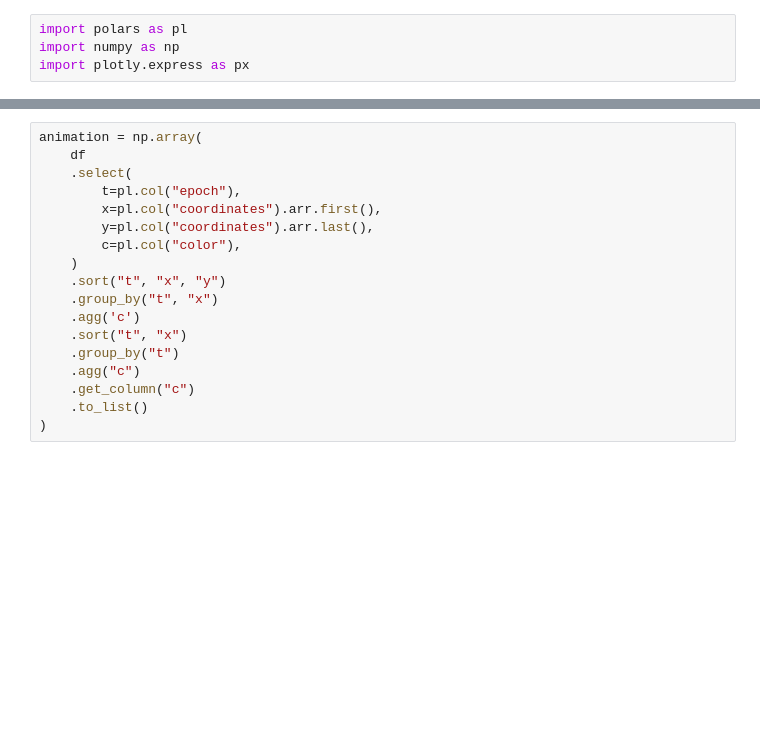
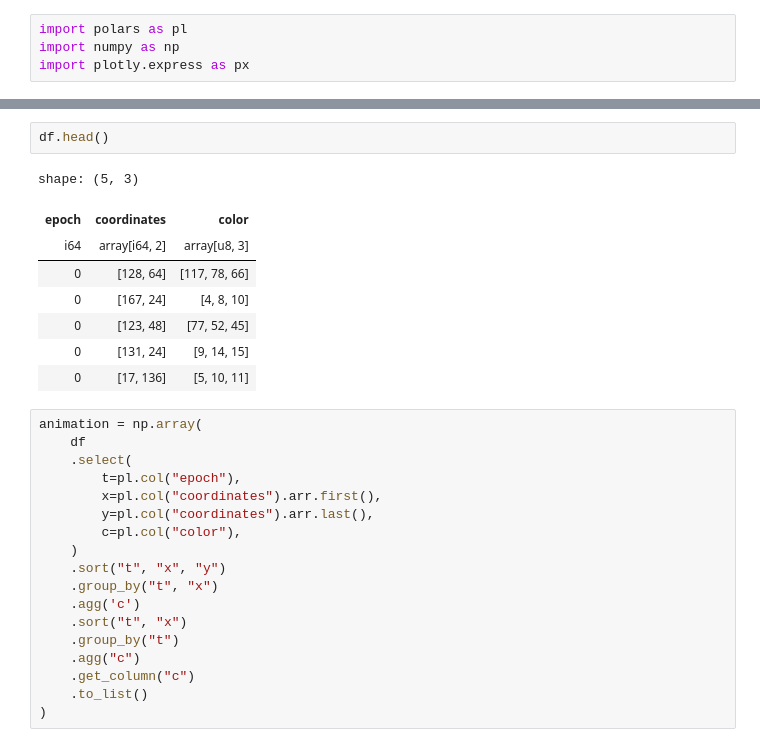
Before and after one commit to granthamtaylor/nerf, a Jupyter notebook: scratchpad.ipynb, the cells around one changed output, grey strips where cells are left out. Drawn from its saved outputs; the diff is of its cells as text; blank space fills up the shorter version.

```diff
--- a/scratchpad.ipynb
+++ b/scratchpad.ipynb
@@ -9,3 +7,14 @@ df = pl.read_parquet("results.parquet")
+# %%
+df.head()
+# %% [output]
+shape: (5, 3)
+| epoch | coordinates | color |
+| i64 | array[i64, 2] | array[u8, 3] |
+| 0 | [128, 64] | [117, 78, 66] |
+| 0 | [167, 24] | [4, 8, 10] |
+| 0 | [123, 48] | [77, 52, 45] |
+| 0 | [131, 24] | [9, 14, 15] |
+| 0 | [17, 136] | [5, 10, 11] |
 # %%
 animation = np.array(
     df
```
Also changed, not shown: parts of 2 cells of this notebook, 9 other files.
